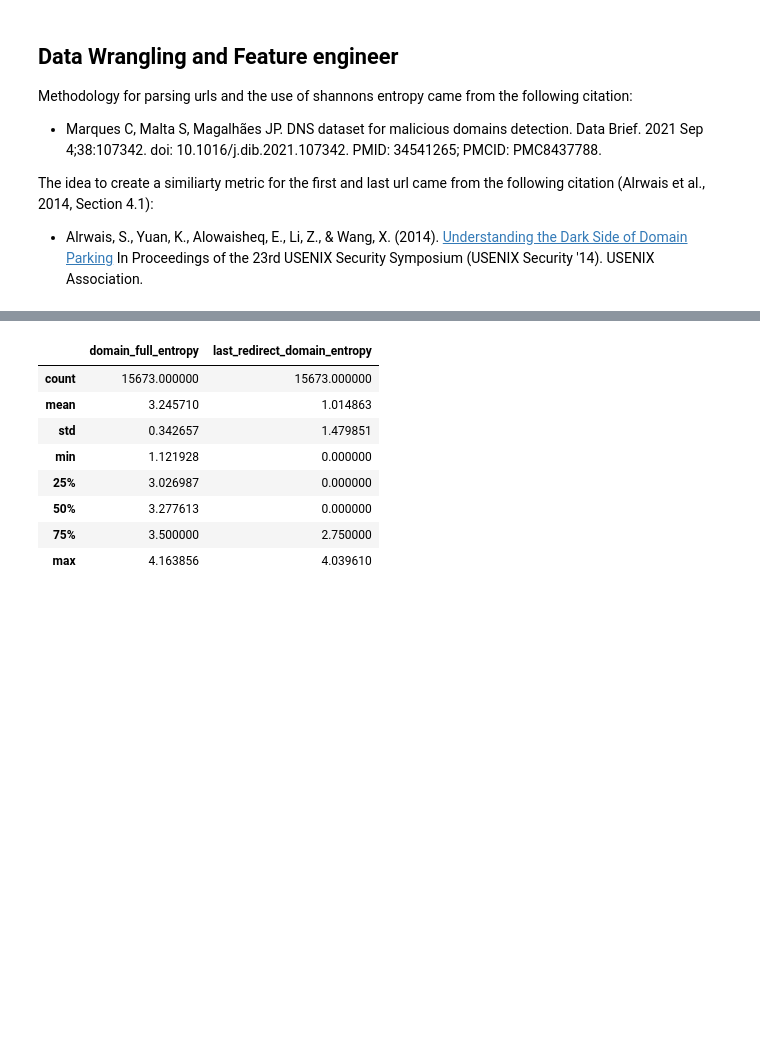
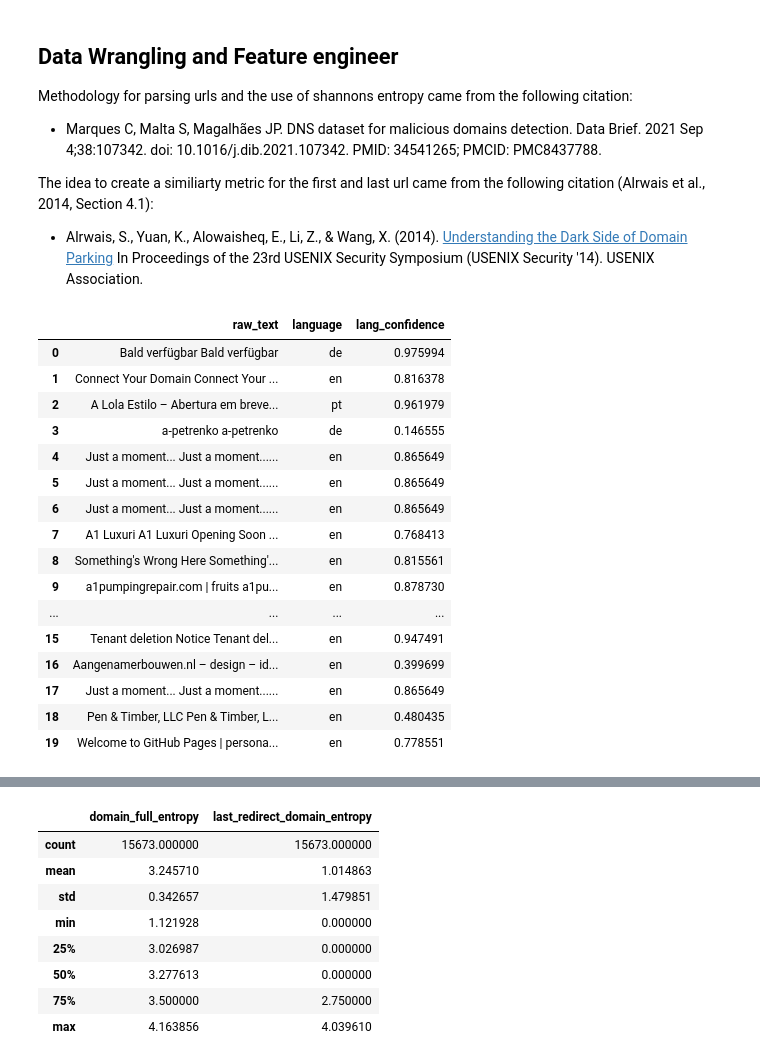
Before and after one commit to YouKnowJoey/sketchy-parking-lot, a Jupyter notebook: notebooks/wrangling_analysis.ipynb, the cells around one changed output, grey strips where cells are left out. Drawn from its saved outputs; the diff is of its cells as text; code cells hidden in the pictures; blank space fills up the shorter version.

```diff
--- a/notebooks/wrangling_analysis.ipynb
+++ b/notebooks/wrangling_analysis.ipynb
@@ -30,6 +30,10 @@ import nltk
 from nltk.corpus import stopwords
 import fasttext
 
+from pathlib import Path
+BASE_DIR = Path().resolve().parent
+MODEL_PATH = BASE_DIR / "models" / "lid.176.ftz"
+
 nltk.download('stopwords')
-model = fasttext.load_model("./fasttext/lid.176.ftz")
+model = fasttext.load_model(str(MODEL_PATH))
 stop_words = set(stopwords.words('english'))
@@ -40,10 +48,10 @@ stop_words = set(stopwords.words('english'))
 recursively load data
 '''
 
-data_location = '../data/parked_suspicious/'
+DATA_PATH = BASE_DIR / "data" / "parked_suspicious"
 
 # Load summary
-with open(f"{data_location}_summary.json") as f:
+with open(f"{str(DATA_PATH)}/_summary.json") as f:
     summary = json.load(f)
 
 dfs = []
@@ -52,7 +60,7 @@ dfs = []
 for label in summary.keys():
     clean_label = label.replace(':', '-')
 
-    filename = f"{data_location + clean_label}.jsonl"
+    filename = f"{str(DATA_PATH) +'/'+ clean_label}.jsonl"
 
     if not os.path.exists(filename):
         print(f"Missing: {filename}")
@@ -465,24 +473,43 @@ combined_df[["subdomain", "domain_name", "tld"]] = combined_df["domain_full"].ap
 # %%
 '''
 Predict language using fasttext
 '''
 # lightweight language identification model
 
 def clean_text_lang(text):
     if not isinstance(text, str):
         return ""
     return text.replace("\n", " ").strip()
 
 def detect_language(text):
     if not isinstance(text, str) or text.strip() == "":
         return "0"
 
     clean_text = clean_text_lang(text)
     prediction = model.predict(clean_text)
     lang = prediction[0][0].replace("__label__", "")
     confidence = prediction[1][0]
 
     return lang, confidence
 
 # Apply language to raw_text and split into separate columns
 combined_df[["language", "lang_confidence"]] = combined_df["raw_text"].apply(detect_language).apply(pd.Series)
+combined_df[["raw_text", "language", "lang_confidence"]].head(20)
+# %% [output]
+|  | raw_text | language | lang_confidence |
+| 0 | Bald verfügbar Bald verfügbar | de | 0.975994 |
+| 1 | Connect Your Domain Connect Your ... | en | 0.816378 |
+| 2 | A Lola Estilo – Abertura em breve... | pt | 0.961979 |
+| 3 | a-petrenko a-petrenko | de | 0.146555 |
+| 4 | Just a moment... Just a moment...... | en | 0.865649 |
+| 5 | Just a moment... Just a moment...... | en | 0.865649 |
+| 6 | Just a moment... Just a moment...... | en | 0.865649 |
+| 7 | A1 Luxuri A1 Luxuri Opening Soon ... | en | 0.768413 |
+| 8 | Something's Wrong Here Something'... | en | 0.815561 |
+| 9 | a1pumpingrepair.com | fruits a1pu... | en | 0.878730 |
+| ... | ... | ... | ... |
+| 15 | Tenant deletion Notice Tenant del... | en | 0.947491 |
+| 16 | Aangenamerbouwen.nl – design – id... | en | 0.399699 |
+| 17 | Just a moment... Just a moment...... | en | 0.865649 |
+| 18 | Pen & Timber, LLC Pen & Timber, L... | en | 0.480435 |
+| 19 | Welcome to GitHub Pages | persona... | en | 0.778551 |
```
Also changed, not shown: parts of 19 cells of this notebook.
